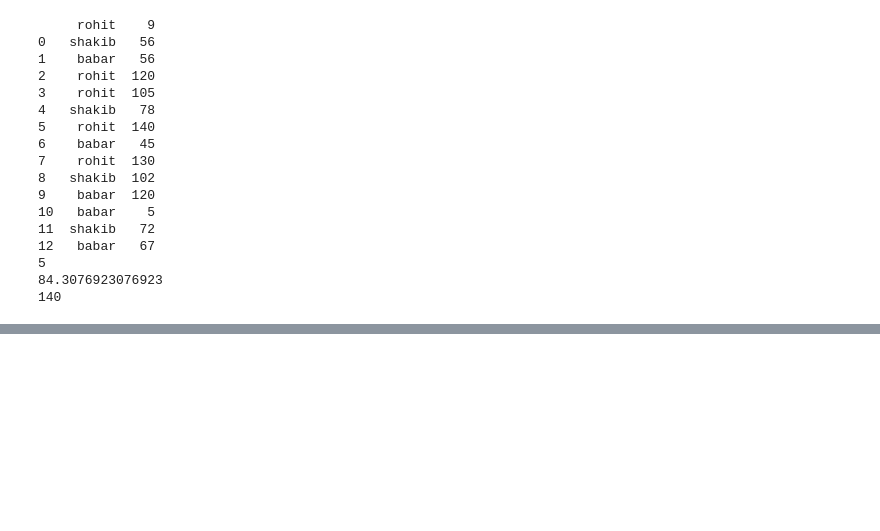
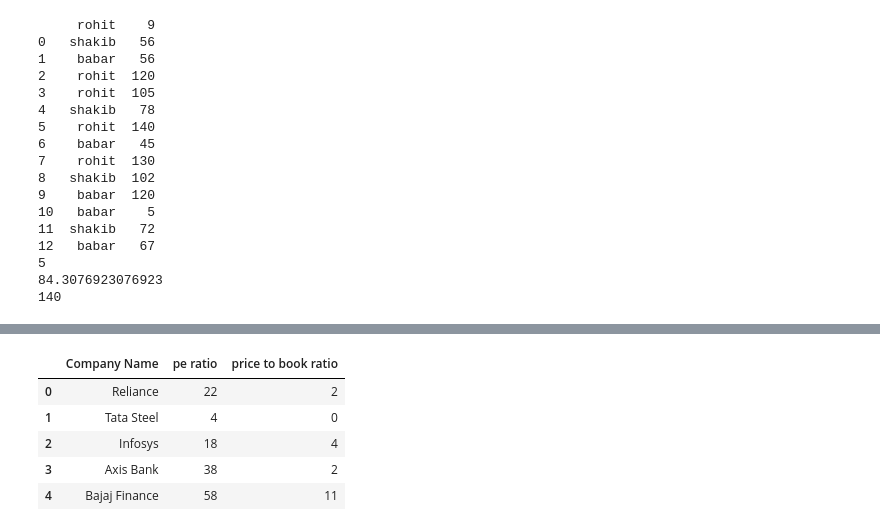
Before and after one commit to sahilgarg2814/avisoft, a Jupyter notebook: feburary/day7_5_feb_updated.ipynb, the cells around one changed output, grey strips where cells are left out. Saved outputs shown, nothing was run; the diff lists cells and outputs as text; code cells hidden in the pictures; blank space fills up the shorter version.

```diff
--- a/day7_5_feb.ipynb
+++ b/feburary/day7_5_feb_updated.ipynb
@@ -334,0 +454,10 @@ with open(filename,'w') as f:
+# %%
+import pandas as pd
+df=pd.read_csv("D:\datasets2\stocks.csv")
+
+print(df)
+
+df['pe ratio']=df['Price']//df['Earnings Per Share']
+print(df.columns)
+df['price to book ratio']=df['Price']//df[' Book Value']
+print(df)
@@ -334,0 +482,10 @@ with open(filename,'w') as f:
+# %%
+df2=df[['Company Name','pe ratio','price to book ratio']]
+df2
+# %% [output]
+|  | Company Name | pe ratio | price to book ratio |
+| 0 | Reliance | 22 | 2 |
+| 1 | Tata Steel | 4 | 0 |
+| 2 | Infosys | 18 | 4 |
+| 3 | Axis Bank | 38 | 2 |
+| 4 | Bajaj Finance | 58 | 11 |
```
Also changed, not shown: parts of 13 cells of this notebook, 16 other files.
